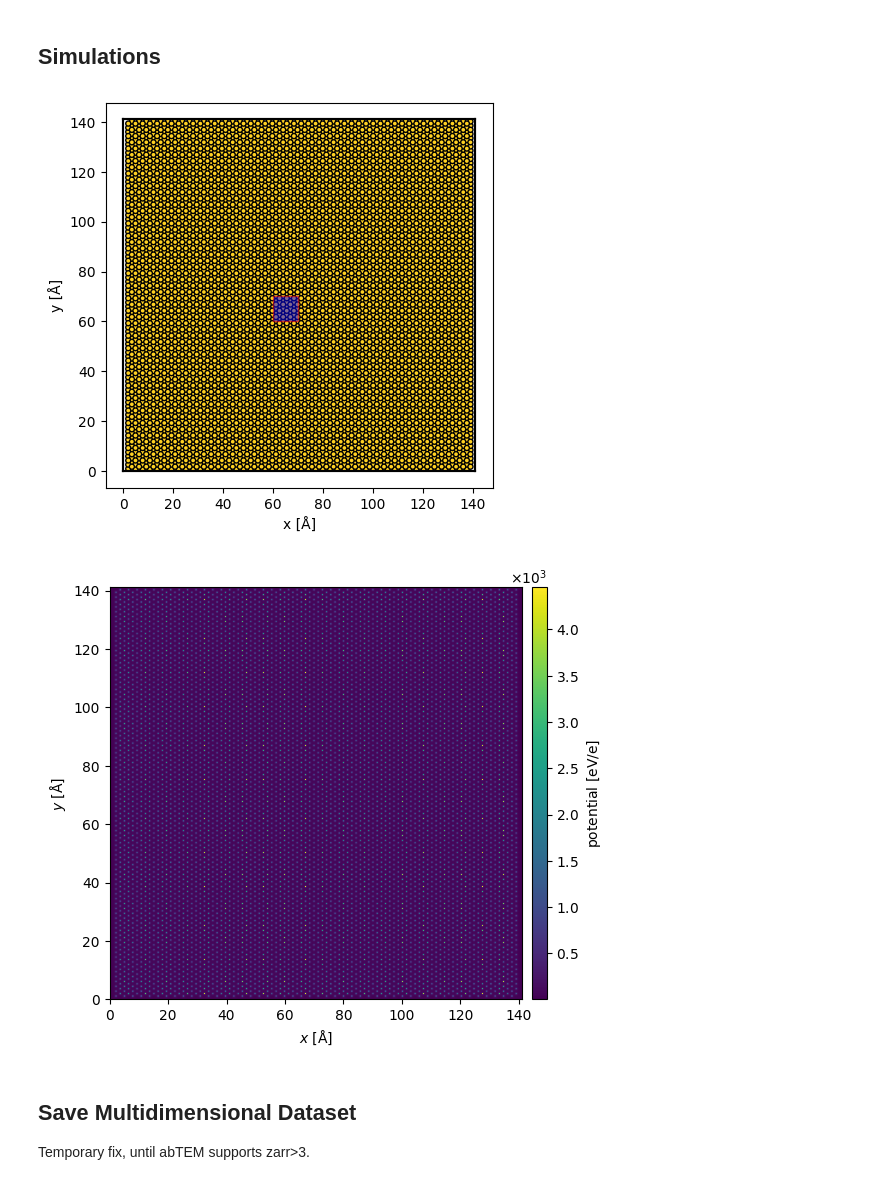
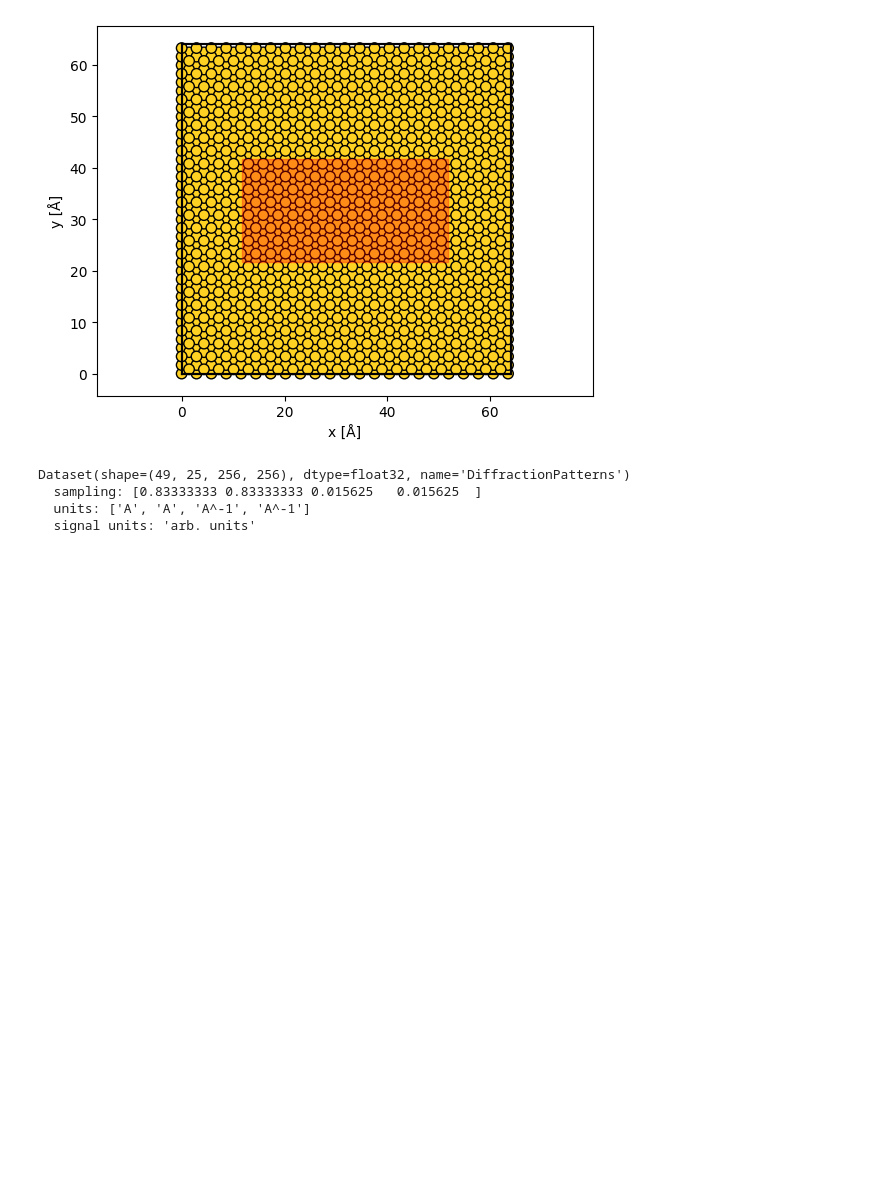
Before and after one commit to curiousbeams/willem-playground, a Jupyter notebook: notebooks/simulation_notebook/crystalline_sample.ipynb, the cells around one changed output. Drawn from its saved outputs; the diff is of its cells as text; code cells hidden in the pictures; blank space fills up the shorter version.

```diff
--- a/notebooks/simulation_notebook/crystalline_sample.ipynb
+++ b/notebooks/simulation_notebook/crystalline_sample.ipynb
@@ -187,2 +66,0 @@ probes.show(
-# %% [markdown]
-## Simulations
@@ -199,16 +67,23 @@ detector = abtem.PixelatedDetector(
-# %%
-#| label: app:detectors_scansa
-fig,ax = plt.subplots(figsize=(5,5))
-abtem.show_atoms(
-    nanoparticle_1,
-    ax=ax
-)
-grid_scan_Nyquist.add_to_plot(ax,alpha=0.5,facecolor='b')
-
-potential.show(
-    cbar=True,
-);
-# %% [output]
-[figure, removed]
-[figure, removed]
+# %%
+pos = super_cell.positions
+
+x_extent = pos[:, 0].max() - pos[:, 0].min()
+y_extent = pos[:, 1].max() - pos[:, 1].min()
+
+grid_scan = abtem.GridScan(
+    start = (x_extent/2-20, y_extent/2-10),
+    end = (x_extent/2+20, y_extent/2+10),
+    gpts=(48+1,24+1),
+    endpoint=True
+)
+
+fig,ax = plt.subplots()
+abtem.show_atoms(super_cell,ax=ax)
+grid_scan.add_to_plot(ax)
+
+detector = abtem.PixelatedDetector(
+    max_angle=None
+)
+# %% [output]
+[figure, added]
 # %%
@@ -224,3 +97,0 @@ measurements = probes.scan(
-# %% [markdown]
-## Save Multidimensional Dataset
-Temporary fix, until abTEM supports zarr>3.
@@ -260 +98,9 @@ def add_poisson_noise(
+# %%
+dataset_noisy = measurement_noisy.to_quantem()
+dataset_noisy
+# %% [output]
+Dataset(shape=(49, 25, 256, 256), dtype=float32, name='DiffractionPatterns')
+  sampling: [0.83333333 0.83333333 0.015625   0.015625  ]
+  units: ['A', 'A', 'A^-1', 'A^-1']
+  signal units: 'arb. units'
 # %%
```
Also changed, not shown: parts of 18 cells of this notebook.
